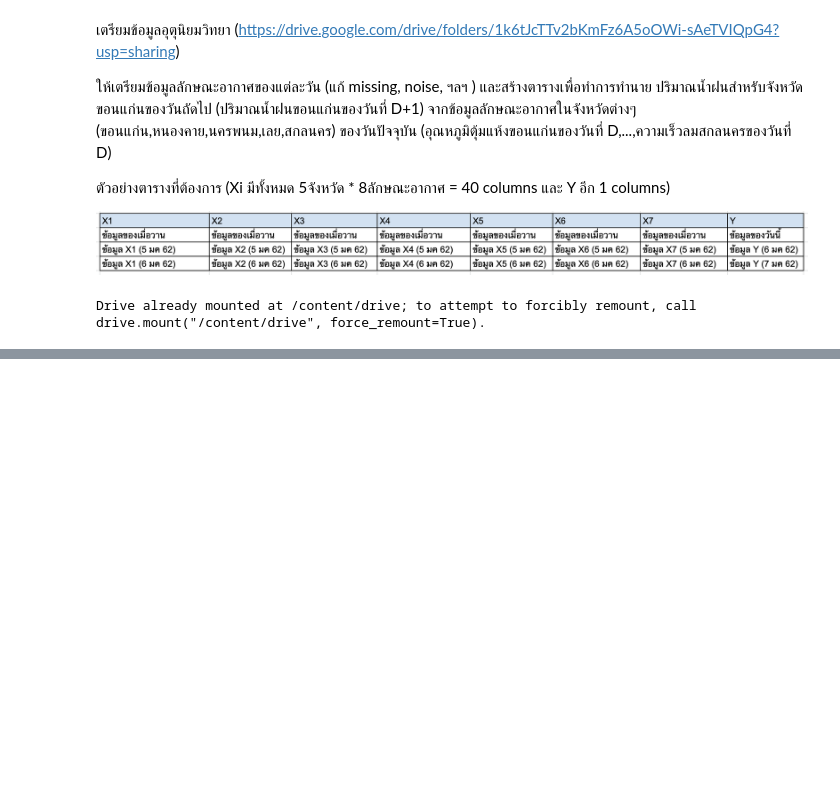
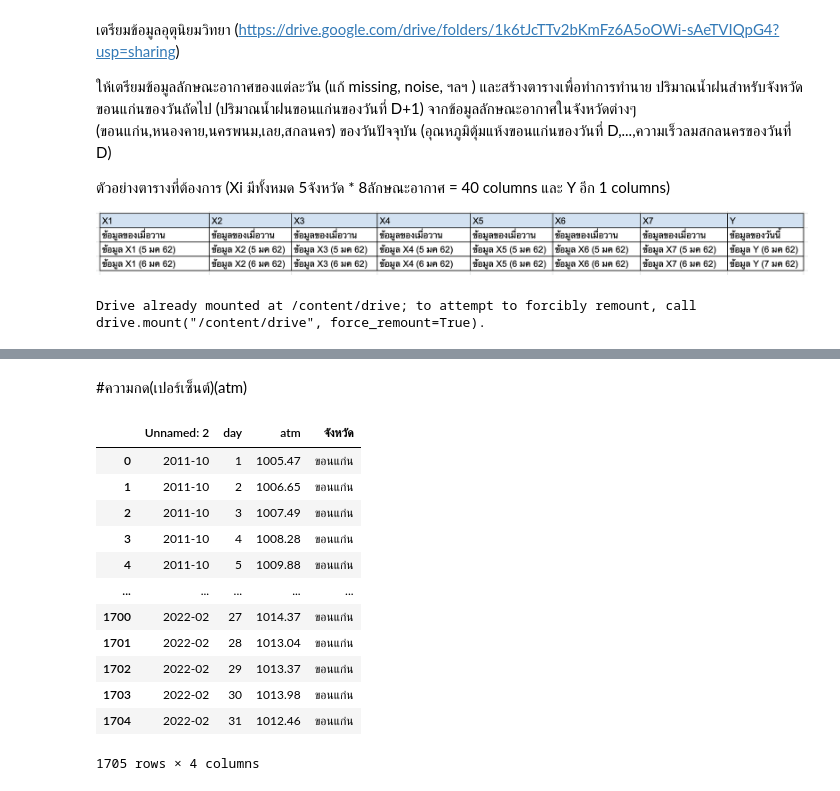
Before and after one commit to lapatradaa/BSC_DPDM23, a Jupyter notebook: midterm_bscdpdm23.ipynb, the cells around one changed output, grey strips where cells are left out. Cells and saved outputs as stored; diff of their text form; code cells hidden in the pictures; blank space fills up the shorter version.

```diff
--- a/midterm_bscdpdm23.ipynb
+++ b/midterm_bscdpdm23.ipynb
@@ -403,0 +79,41 @@ merged_df
+# %% [markdown]
+#ความกด(เปอร์เซ็นต์)(atm)
+# %%
+def process_dataframe(df):
+    # Drop specified columns
+    columns_to_remove = ['Unnamed: 0', 'Unnamed: 1', 'Unnamed: 34']
+    df = df.drop(columns=columns_to_remove)
+
+    df.iloc[:, 0] = pd.to_datetime(df.iloc[:, 0]).dt.to_period('M')
+    df.set_index(df.columns[0], inplace=True)
+
+    def replace_dash_and_nan_with_mean(row):
+        numeric_values = pd.to_numeric(row.replace(['-', np.nan], [np.nan, np.nan]))
+        mean_value = numeric_values.mean()
+        row = row.replace(['-', np.nan], [f'{mean_value:.2f}', f'{mean_value:.2f}'])
+        return row
+
+    df = df.apply(replace_dash_and_nan_with_mean, axis=1)
+
+    df_a = df.stack().reset_index().rename(columns={'level_1': 'day', 0: 'atm'})
+
+    df_a['จังหวัด'] = 'ขอนแก่น'
+
+    return df_a
+
+atm_kkn_processed = process_dataframe(atm_kkn)
+atm_kkn_processed
+# %% [output]
+|  | Unnamed: 2 | day | atm | จังหวัด |
+| 0 | 2011-10 | 1 | 1005.47 | ขอนแก่น |
+| 1 | 2011-10 | 2 | 1006.65 | ขอนแก่น |
+| 2 | 2011-10 | 3 | 1007.49 | ขอนแก่น |
+| 3 | 2011-10 | 4 | 1008.28 | ขอนแก่น |
+| 4 | 2011-10 | 5 | 1009.88 | ขอนแก่น |
+| ... | ... | ... | ... | ... |
+| 1700 | 2022-02 | 27 | 1014.37 | ขอนแก่น |
+| 1701 | 2022-02 | 28 | 1013.04 | ขอนแก่น |
+| 1702 | 2022-02 | 29 | 1013.37 | ขอนแก่น |
+| 1703 | 2022-02 | 30 | 1013.98 | ขอนแก่น |
+| 1704 | 2022-02 | 31 | 1012.46 | ขอนแก่น |
+1705 rows × 4 columns
```
Also changed, not shown: parts of 74 cells of this notebook.
